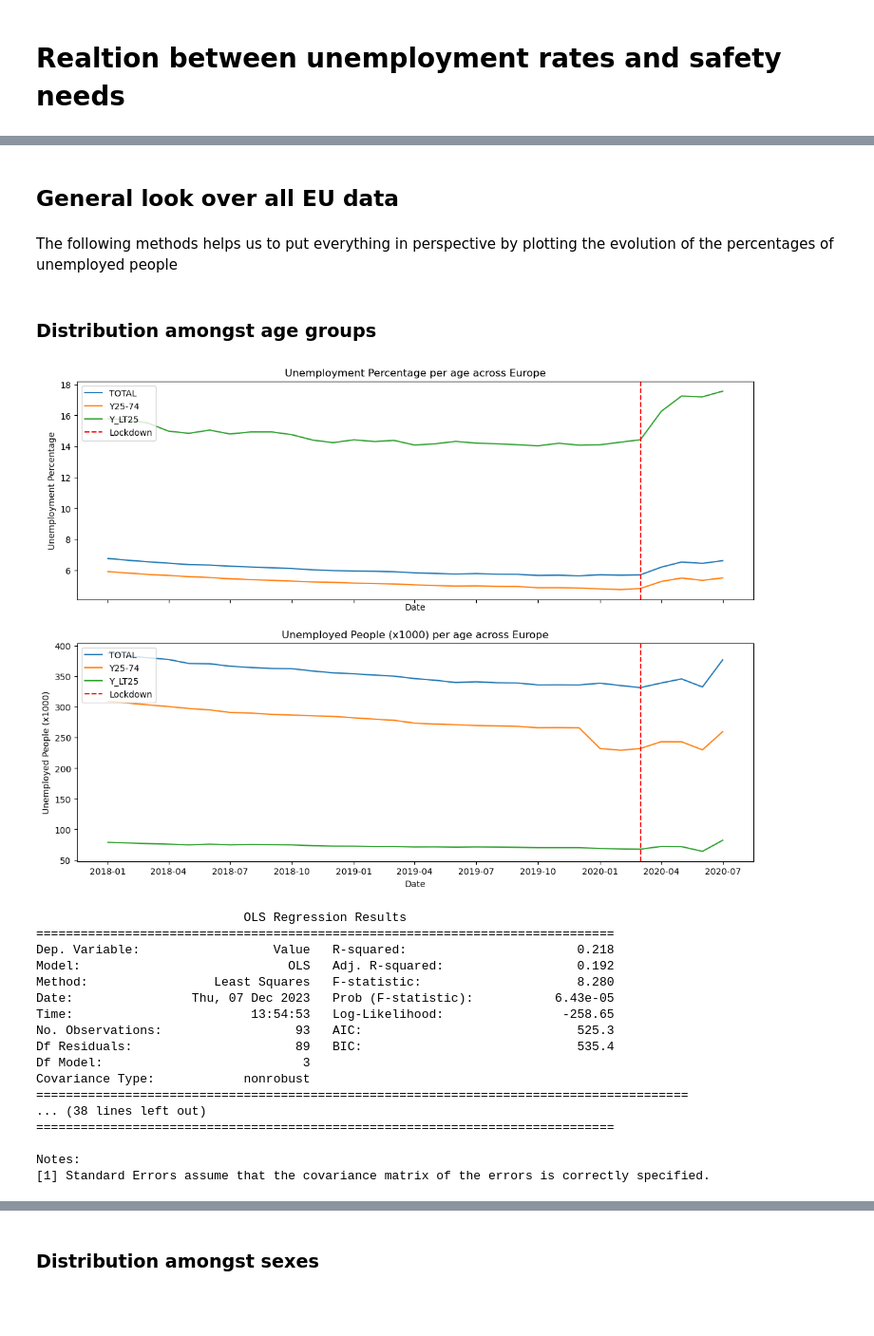
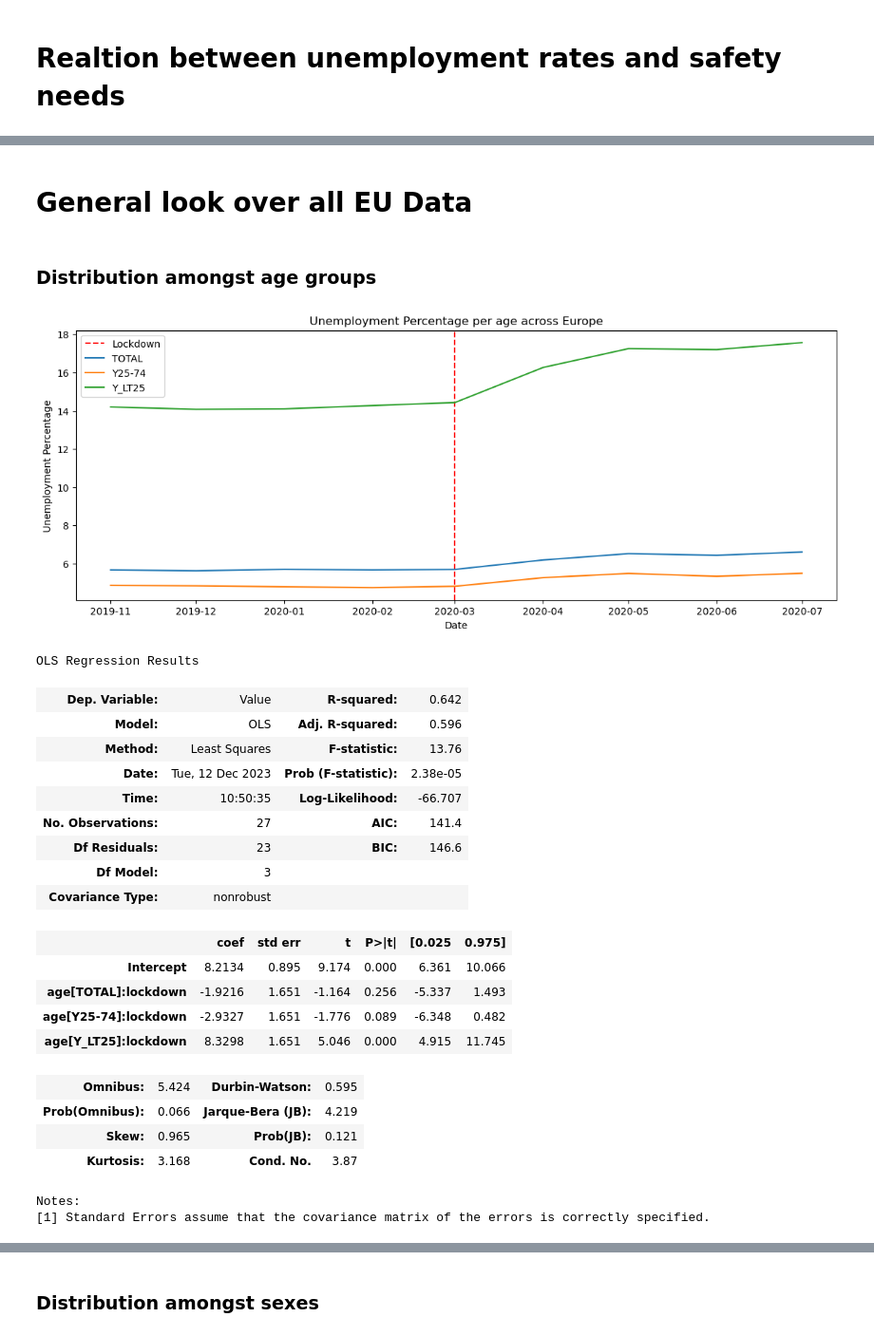
Before and after one commit to epfl-ada/ada-2023-project-bobeast, a Jupyter notebook: Task 4.ipynb, the cells around one changed output, grey strips where cells are left out. Shown at 95% size. Saved outputs shown, nothing was run; the diff lists cells and outputs as text; code cells hidden in the pictures; blank space fills up the shorter version.

Commit message:
helpers and task 4 updated

```diff
--- a/Task 4.ipynb
+++ b/Task 4.ipynb
@@ -41,4 +36,0 @@ len(dfts['Country'].unique()[:-3])
-# %% [markdown]
-## General look over all EU data
-# %% [markdown]
-The following methods helps us to put everything in perspective by plotting the evolution of the percentages of unemployed people
@@ -92,26 +37,31 @@ def regression_helper(data_array,group):
+# %% [markdown]
+# General look over all EU Data
 # %% [markdown]
 ### Distribution amongst age groups
 # %%
-res_age=unemployment_across_groups(dfts,'age',(14,10))
-regression_age=regression_helper(res_age,'age')
-for r in regression_age:
-    print(r.summary())
+res_age=unemployment_across_groups(dfts,'age',(14,5))
+regression_age=regression_helper(res_age[0],'age')
+regression_age.summary()
 # %% [output]
-[figure, old version]
+[figure, new version]
-                            OLS Regression Results
-==============================================================================
-Dep. Variable:                  Value   R-squared:                       0.218
-Model:                            OLS   Adj. R-squared:                  0.192
-Method:                 Least Squares   F-statistic:                     8.280
-Date:                Thu, 07 Dec 2023   Prob (F-statistic):           6.43e-05
-Time:                        13:54:53   Log-Likelihood:                -258.65
-No. Observations:                  93   AIC:                             525.3
-Df Residuals:                      89   BIC:                             535.4
-Df Model:                           3
-Covariance Type:            nonrobust
-========================================================================================
-... (38 lines left out)
-==============================================================================
-
-Notes:
-[1] Standard Errors assume that the covariance matrix of the errors is correctly specified.
+OLS Regression Results
+| Dep. Variable: | Value | R-squared: | 0.642 |
+| Model: | OLS | Adj. R-squared: | 0.596 |
+| Method: | Least Squares | F-statistic: | 13.76 |
+| Date: | Tue, 12 Dec 2023 | Prob (F-statistic): | 2.38e-05 |
+| Time: | 10:50:35 | Log-Likelihood: | -66.707 |
+| No. Observations: | 27 | AIC: | 141.4 |
+| Df Residuals: | 23 | BIC: | 146.6 |
+| Df Model: | 3 |  |  |
+| Covariance Type: | nonrobust |  |  |
+|  | coef | std err | t | P>|t| | [0.025 | 0.975] |
+| Intercept | 8.2134 | 0.895 | 9.174 | 0.000 | 6.361 | 10.066 |
+| age[TOTAL]:lockdown | -1.9216 | 1.651 | -1.164 | 0.256 | -5.337 | 1.493 |
+| age[Y25-74]:lockdown | -2.9327 | 1.651 | -1.776 | 0.089 | -6.348 | 0.482 |
+| age[Y_LT25]:lockdown | 8.3298 | 1.651 | 5.046 | 0.000 | 4.915 | 11.745 |
+| Omnibus: | 5.424 | Durbin-Watson: | 0.595 |
+| Prob(Omnibus): | 0.066 | Jarque-Bera (JB): | 4.219 |
+| Skew: | 0.965 | Prob(JB): | 0.121 |
+| Kurtosis: | 3.168 | Cond. No. | 3.87 |
+Notes:
+[1] Standard Errors assume that the covariance matrix of the errors is correctly specified.
```
Also changed, not shown: parts of 11 cells of this notebook, 1 other file.
